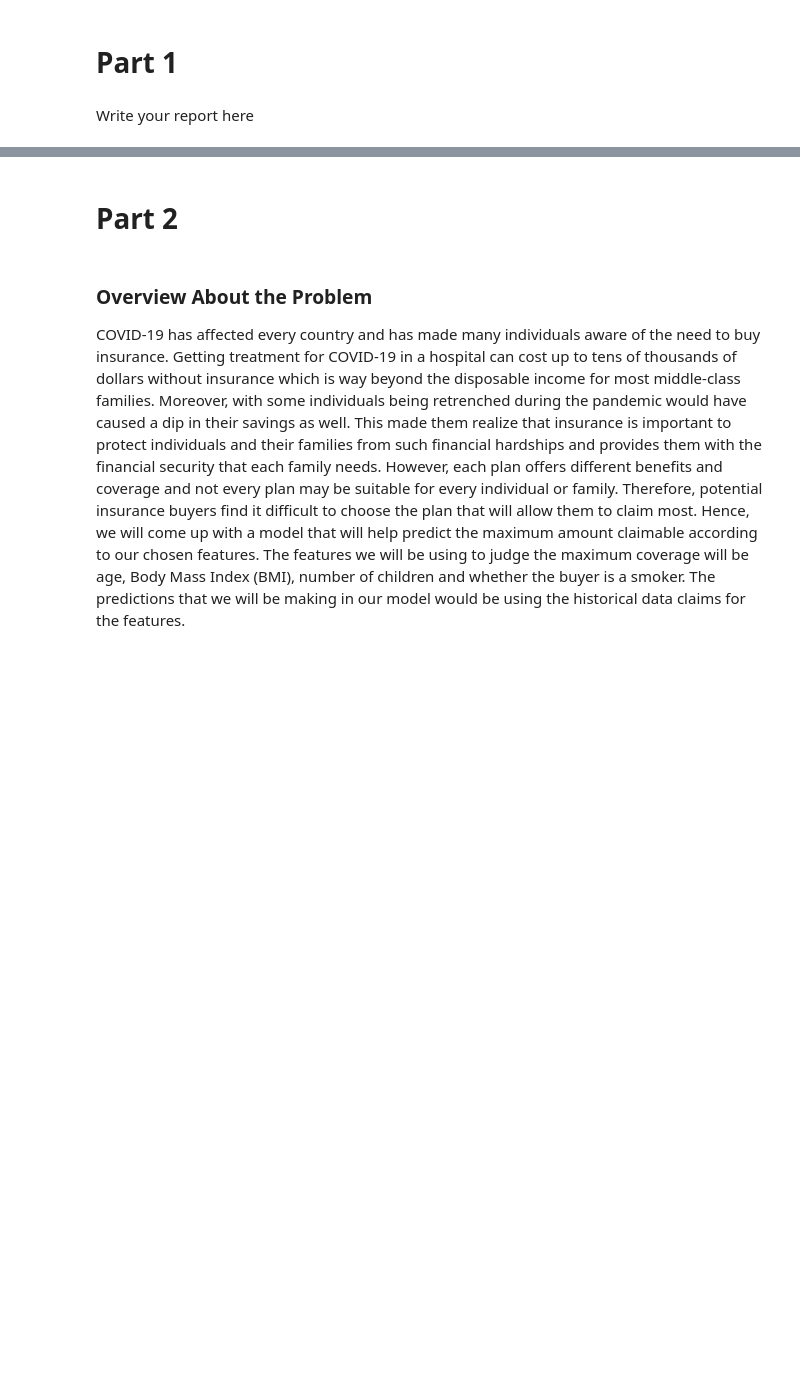
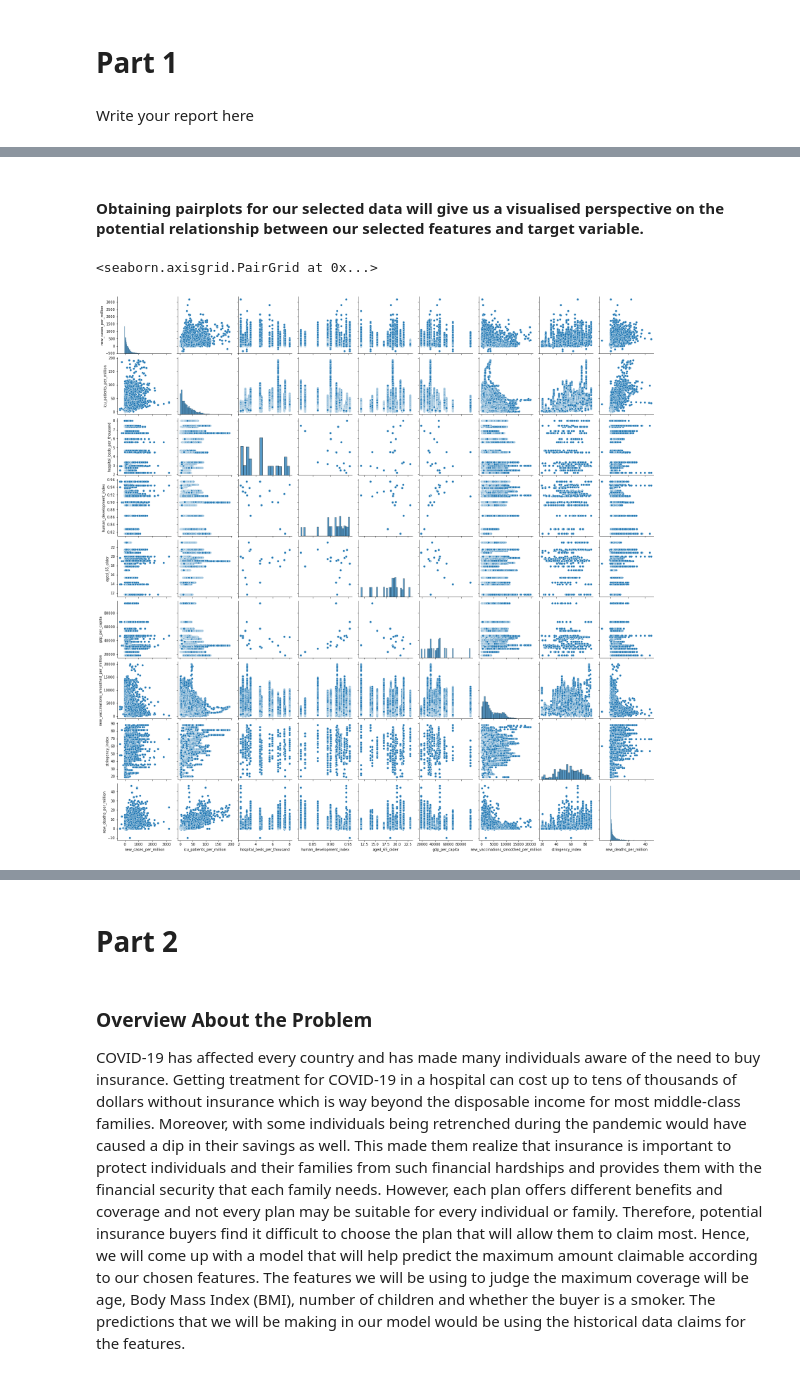
Before and after one commit to rmurarishetti/DDW_MLProject, a Jupyter notebook: Project_Brief_Template.ipynb, the cells around one changed output, grey strips where cells are left out. Drawn from its saved outputs; the diff is of its cells as text; code cells hidden in the pictures; blank space fills up the shorter version.

```diff
--- a/Project_Brief_Template.ipynb
+++ b/Project_Brief_Template.ipynb
@@ -47,0 +199,15 @@ Write your report here
+# %%
+df_countries = {}
+for country in country_list:
+    df_countries[country] = filter_by_country(df_all, country)
+
+# creates a dictionary with the keys being the country 'iso_code' and the values being the dataframe filtered by country.
+# %%
+df_values = {}
+for country in country_list:
+    df_country = df_countries[country]
+    df_features, df_target = get_features_targets(df_country, features_list, target_list)
+    df_values[country] = df_features.isna().sum()
+
+# creates a dictionary with the keys being the country 'iso_code' and the values being
+# a pandas series showing the sum of NaN values in each column
@@ -47,0 +228,11 @@ Write your report here
+# %%
+dataful_countries = []
+for country in country_list:
+    can = True
+    for i in df_values[country].items():
+        if len(df_countries[country]) - i[1] < 315:
+            can = False
+    if can == True:
+        dataful_countries.append(country)
+
+# filters out the countries that have at least 315 values that are non-empty for each feature column
@@ -47,0 +268,12 @@ Write your report here
+# %%
+df_dataful = pd.DataFrame()
+for country in dataful_countries:
+    df_dataful = df_dataful.append(filter_by_country(df_all, country))
+
+df_dataful_features, df_dataful_target = get_features_targets(df_dataful, features_list, target_list)
+
+master_df = pd.merge(left=df_dataful_features.dropna(), left_index=True, right=df_dataful_target.dropna(), right_index=True, how='inner')
+
+master_df
+
+# we obtain a master_df with the desired countries and the selected features
@@ -47,0 +294,7 @@ Write your report here
+# %% [markdown]
+<h4> Obtaining pairplots for our selected data will give us a visualised perspective on the potential relationship between our selected features and target variable. </h4>
+# %%
+sns.pairplot(master_df)
+# %% [output]
+<seaborn.axisgrid.PairGrid at 0x...>
+[figure, added]
```
Also changed, not shown: parts of 33 cells of this notebook.
